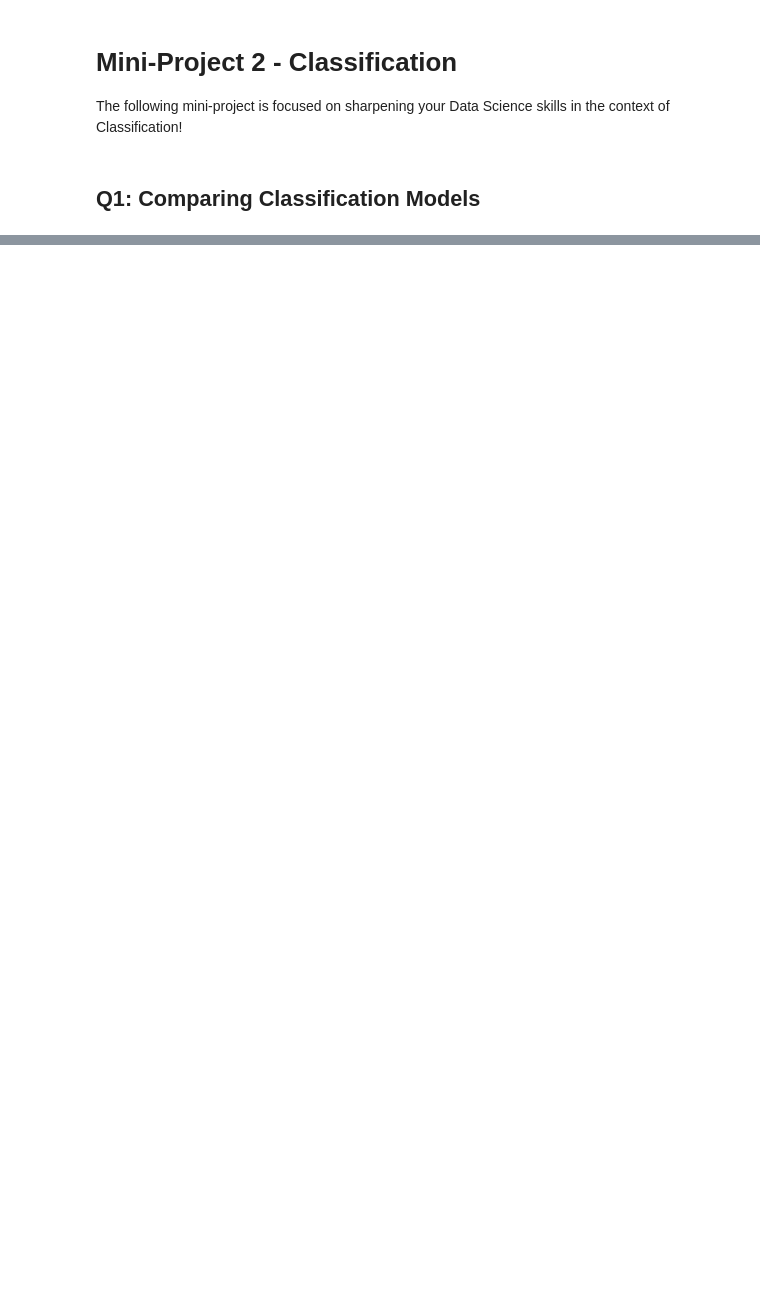
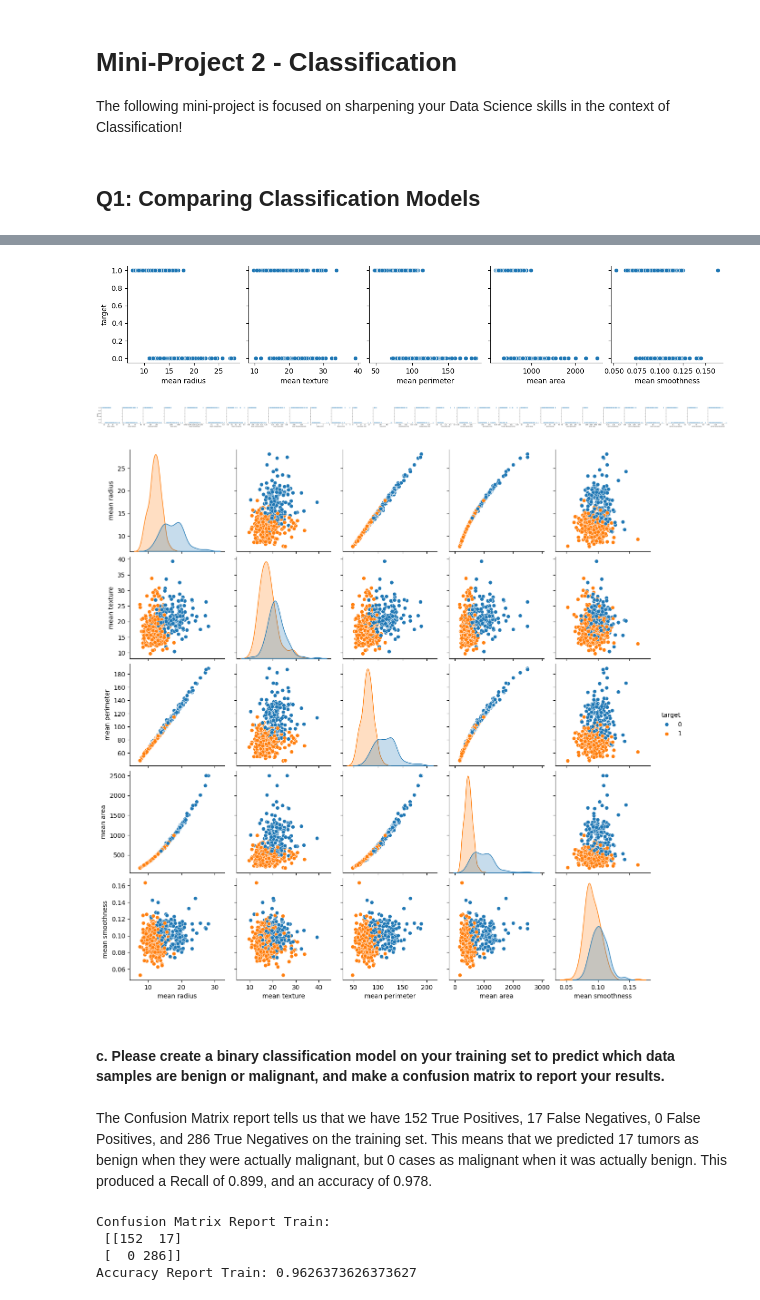
Before and after one commit to mckaylaash/Data_Science_Proj2-Classification, a Jupyter notebook: SML312_Project2.ipynb, the cells around one changed output, grey strips where cells are left out. Cells and saved outputs as stored; diff of their text form; code cells hidden in the pictures; blank space fills up the shorter version.

```diff
--- a/SML312_Project2.ipynb
+++ b/SML312_Project2.ipynb
@@ -67,0 +32,24 @@ e. Please repeat part 1c for each of the following types of classification model
+# %%
+import seaborn as sns
+from sklearn.datasets import load_breast_cancer
+
+# Load the dataset from sklearn
+bcancer = load_breast_cancer()
+X = bcancer.data
+y = bcancer.target
+feature_names = bcancer.feature_names
+
+# Create a Pandas DataFrame
+df = pd.DataFrame(X, columns=feature_names)
+df['target'] = y
+
+# Divide into training set and test set (Code from Precept 7)
+X_train, X_test, y_train, y_test = train_test_split(X, y, test_size=0.2, random_state=42)
+
+# Define training data
+train_data = pd.DataFrame(X_train, columns=feature_names)
+train_data['target'] = y_train
+
+# Define testing data
+test_data = pd.DataFrame(X_test, columns=feature_names)
+test_data['target'] = y_test
@@ -67,0 +60,49 @@ e. Please repeat part 1c for each of the following types of classification model
+# %%
+
+chosen_features = ['mean radius', 'mean texture', 'mean perimeter', 'mean area', 'mean smoothness']
+
+# Plotting features vs target
+sns.pairplot(train_data, x_vars=chosen_features, y_vars='target', diag_kind='kde')
+
+sns.pairplot(train_data, x_vars=feature_names, y_vars='target', diag_kind='kde')
+
+# Dataset labels benign vs malignant with 0 and 1s.
+df['target'] = df['target'].map({0: 'malignant', 1: 'benign'})
+
+# Plot aach feature (Color based on malignant or benign)
+chosen_features = ['mean radius', 'mean texture', 'mean perimeter', 'mean area', 'mean smoothness']
+sns.pairplot(train_data, vars=chosen_features, hue='target', diag_kind='kde')
+
+plt.show()
+# %% [output]
+[figure, added]
+[figure, added]
+[figure, added]
+# %% [markdown]
+#### c. Please create a binary classification model on your training set to predict which data samples are benign or malignant, and make a confusion matrix to report your results.
+# %% [markdown]
+The Confusion Matrix report tells us that we have 152 True Positives, 17 False Negatives, 0 False Positives, and 286 True Negatives on the training set. This means that we predicted 17 tumors as benign when they were actually malignant, but 0 cases as malignant when it was actually benign. This produced a Recall of 0.899, and an accuracy of 0.978.
+# %%
+# Binary One-Hot
+lin_reg = LinearRegression()
+lin_reg.fit(X_train, y_train)
+
+y_pred_train = lin_reg.predict(X_train)
+cutoff = 0.5
+y_pred_binary_train = (y_pred_train > cutoff).astype(int)
+
+confusion = confusion_matrix(y_train, y_pred_binary_train)
+accuracy = accuracy_score(y_train, y_pred_binary_train)
+
+print("Confusion Matrix Report Train: \n", confusion)
+print("Accuracy Report Train:", accuracy)
+
+# print("\nSelected Features):", selected_features)
+
+# Source: Code from precept 6
+# https://scikit-learn.org/dev/modules/generated/sklearn.feature_selection.RFE.html
+# %% [output]
+Confusion Matrix Report Train:
+ [[152  17]
+ [  0 286]]
+Accuracy Report Train: 0.9626373626373627
```
Also changed, not shown: parts of 58 cells of this notebook.
